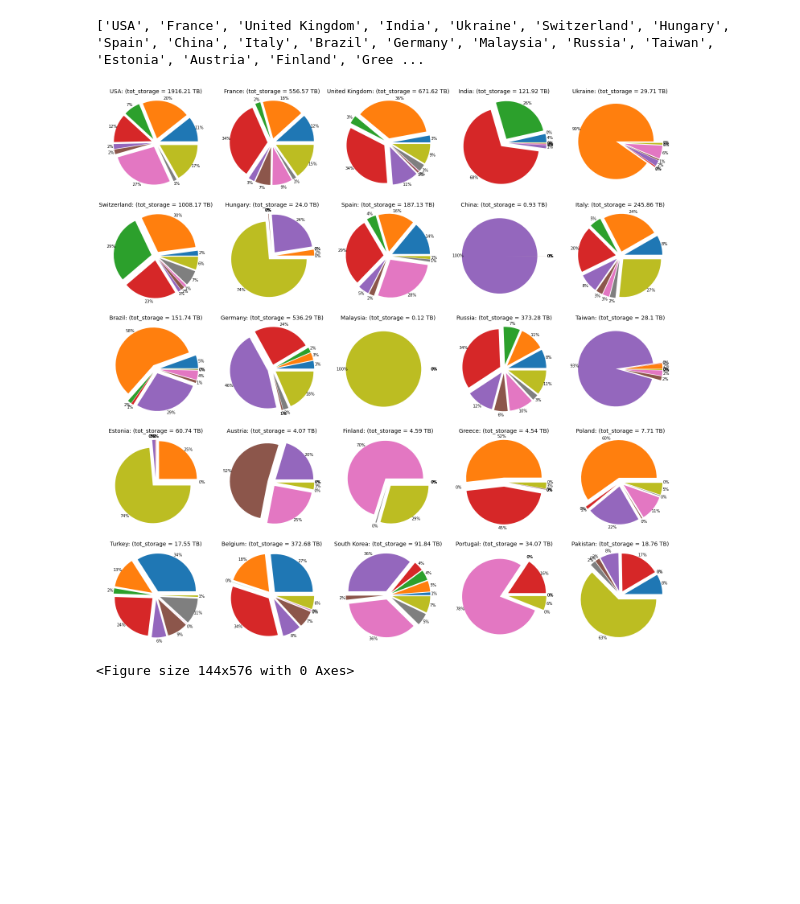
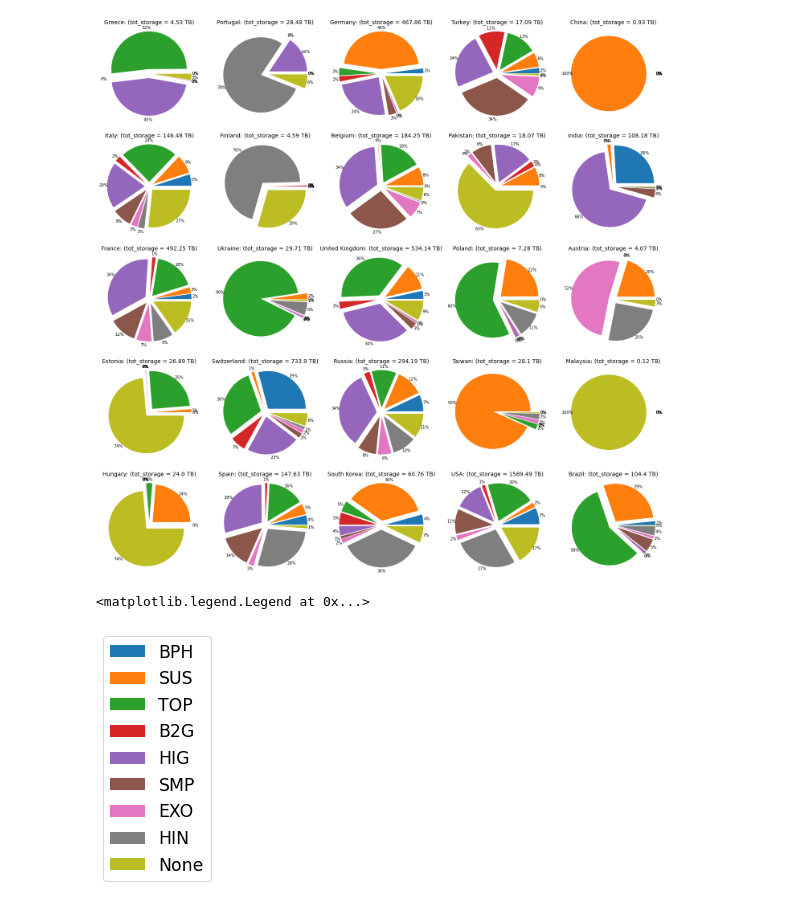
Before and after one commit to SimoneGasperini/cms-cmSim, a Jupyter notebook: notebooks/country_storage_by_pag.ipynb, the cells around one changed output. Saved outputs shown, nothing was run; the diff lists cells and outputs as text; code cells hidden in the pictures; blank space fills up the shorter version.

```diff
--- a/notebooks/country_storage_by_pag.ipynb
+++ b/notebooks/country_storage_by_pag.ipynb
@@ -56,0 +6,4 @@ print(pags)
+# %%
+from cmSim.utils import get_mcm_data
+
+mcm_data = get_mcm_data(filepath='./../data/zip_mcm_dump.json')
@@ -56,0 +41,5 @@ print(pags)
+# %%
+from cmSim.utils import get_countries
+
+countries = list(get_countries())
+print(countries)
@@ -57,37 +68,36 @@ print(pags)
 # %%
 from datetime import date
-from cmSim.utils import get_country_by_site
+
+df = df[df['pwg'].isin(pags)]
 
 date = date(2020, 12, 31)
-df = df[(df['min_time'] <= date) & (date <= df['max_time'])]
-
-df['country'] = df['node_name'].apply(get_country_by_site)
-countries = list(set(df['country']))
-
-print(countries)
+df_date = df[(df['min_time'] <= date) & (date <= df['max_time'])]
-# %% [output]
-['USA', 'France', 'United Kingdom', 'India', 'Ukraine', 'Switzerland', 'Hungary', 'Spain', 'China', 'Italy', 'Brazil', 'Germany', 'Malaysia', 'Russia', 'Taiwan', 'Estonia', 'Austria', 'Finland', 'Gree ...
 # %%
 import pylab as plt
 
 fig, axs = plt.subplots(nrows=5, ncols=5, figsize=(25, 25))
 axs = axs.ravel()
 
-for i, country in enumerate(countries):
-    country_df = df[df['country'] == country]
-    tot_size = round(country_df['rep_size'].sum() / 1e12, 2)
-    data = [country_df[country_df['pwg'] == pag]['rep_size'].sum()
+i = 0
+for country in countries:
+    df_date_country = df_date[df_date['country'] == country]
+    tot_size = round(df_date_country['rep_size'].sum()/1e12, 2)
+    data = [df_date_country[df_date_country['pwg'] == pag]
+            ['rep_size'].sum()
             for pag in pags]
-    patches, _, _ = axs[i].pie(data, explode=[0.12]*len(data), autopct='%1.0f%%',
-                               pctdistance=1.1, textprops={'fontsize': 10}, normalize=True)
-    title = f'{country}: (tot_storage = {tot_size} TB)'
-    axs[i].set_title(title, fontsize=14)
-
-legend = plt.figure(figsize=(2, 8))
-legend.legend(patches, pags, fontsize='xx-large')
-
-fig.savefig('./../data/country_storage_by_pag.png', bbox_inches='tight')
-legend.savefig('./../data/pags_legend.png', bbox_inches='tight')
+    if tot_size > 0.:
+        patches, _, _ = axs[i].pie(data, explode=[0.12]*len(data), autopct='%1.0f%%',
+                                   pctdistance=1.1, textprops={'fontsize': 10}, normalize=True)
+        title = f'{country}: (tot_storage = {tot_size} TB)'
+        axs[i].set_title(title, fontsize=14)
+        i += 1
 # %% [output]
-[figure, old version]
+[figure, new version]
-<Figure size 144x576 with 0 Axes>
+# %%
+fig, ax = plt.subplots(figsize=(1, 1))
+plt.axis('off')
+
+fig.legend(patches, pags, fontsize='xx-large')
+# %% [output]
+<matplotlib.legend.Legend at 0x...>
+[figure, added]
```
Also changed, not shown: parts of 10 cells of this notebook.
